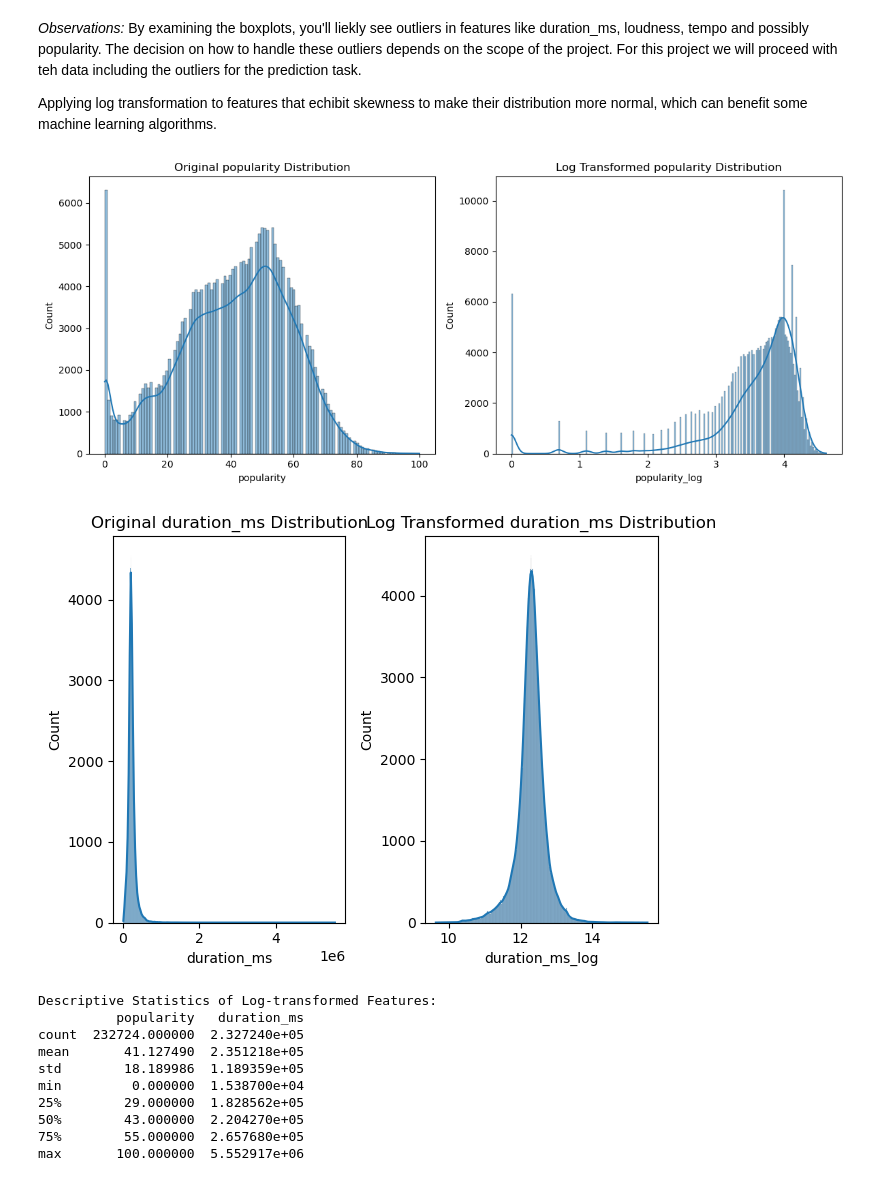
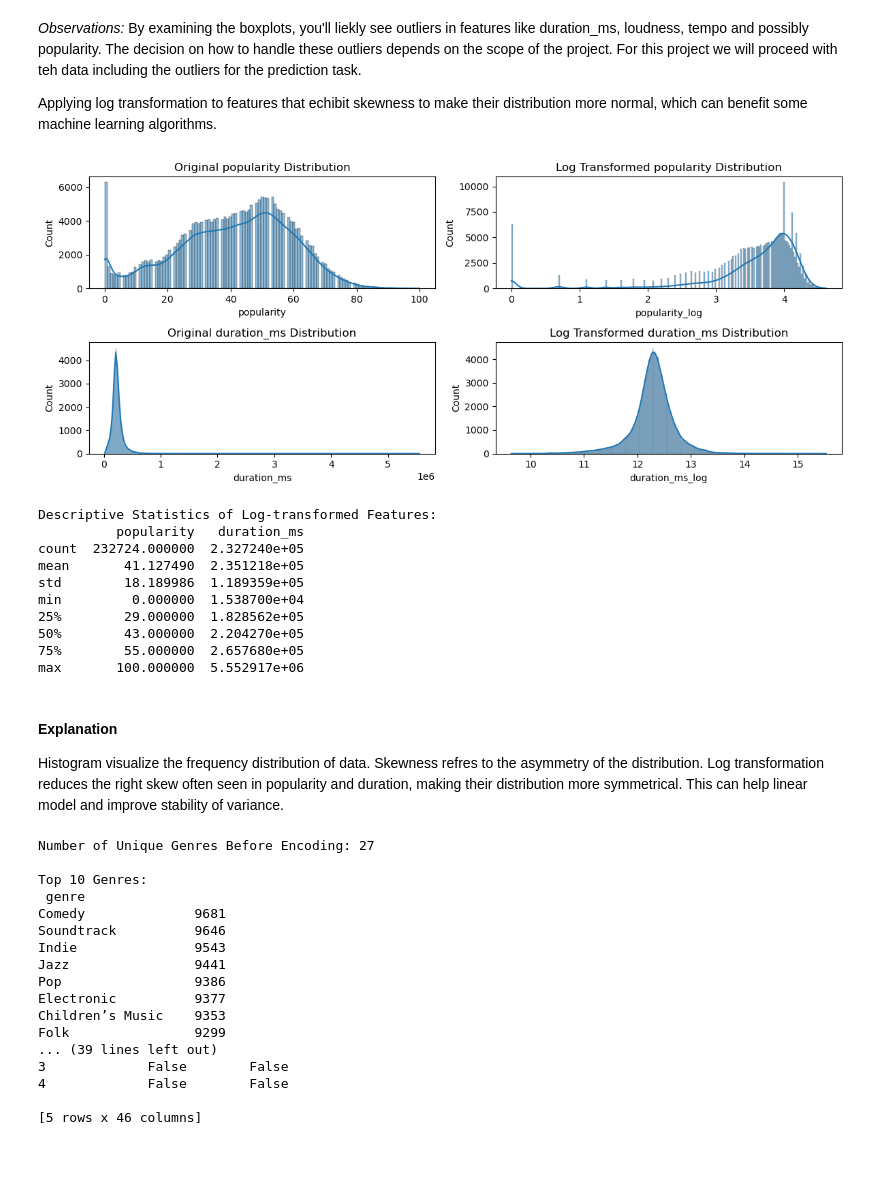
Before and after one commit to agajankush/spotify-music-eda, a Jupyter notebook: data_analysis.ipynb, the cells around one changed output. Cells and saved outputs as stored; diff of their text form; code cells hidden in the pictures.

```diff
--- a/data_analysis.ipynb
+++ b/data_analysis.ipynb
@@ -109,7 +106,7 @@ Box plots on numerical features to detect potential outliers
 import seaborn as sns
 import matplotlib.pyplot as plt
 
-numerical_features = ["popularity", "acousticness", "danceability", "duration_ms", "energy", "instrumentalness", "key", "liveness", "loudness", "speechiness", "tempo", "valence"]
+numerical_features = ["popularity", "acousticness", "danceability", "duration_ms", "energy", "instrumentalness","liveness", "loudness", "speechiness", "tempo", "valence"]
 
 plt.figure(figsize=(15, 10))
 for i, feature in enumerate(numerical_features):
@@ -130,25 +127,26 @@ Applying log transformation to features that echibit skewness to make their dist
 # %%
 import numpy as np
 
 skewed_features = ["popularity", "duration_ms"]
 plt.figure(figsize=(12, 5))
+count = 1
 for i, feature in enumerate(skewed_features):
-    plt.subplot(1, 2, 1)
+    plt.subplot(2, 2, count)
     sns.histplot(data[feature], kde=True)
     plt.title(f"Original {feature} Distribution")
-
+    count += 1
     data[feature + "_log"] = np.log1p(data[feature])
-    plt.subplot(1, 2, 2)
+    plt.subplot(2, 2, count)
     sns.histplot(data[feature + "_log"], kde=True)
     plt.title(f"Log Transformed {feature} Distribution")
-    plt.tight_layout()
-    plt.show()
+    count += 1
+plt.tight_layout()
+plt.show()
 
 print("\nDescriptive Statistics of Log-transformed Features:")
 print(data[skewed_features].describe())
 # %% [output]
-[figure, old version]
+[figure, new version]
-[figure, removed]
 Descriptive Statistics of Log-transformed Features:
           popularity   duration_ms
 count  232724.000000  2.327240e+05
@@ -159,3 +157,40 @@ min         0.000000  1.538700e+04
 50%        43.000000  2.204270e+05
 75%        55.000000  2.657680e+05
 max       100.000000  5.552917e+06
+# %% [markdown]
+#### Explanation
+Histogram visualize the frequency distribution of data. Skewness refres to the asymmetry of the distribution.
+Log transformation reduces the right skew often seen in popularity and duration, making their distribution more symmetrical.
+This can help linear model and improve stability of variance.
+# %%
+# One Hot Encoding
+# Convert categorical features to one-hot encoded columns
+# Categorical Data -> Numericl Data
+print("\nNumber of Unique Genres Before Encoding:", data["genre"].nunique())
+print("\nTop 10 Genres:\n", data["genre"].value_counts().nlargest(10))
+# One-hot encoding for categorical features
+genre_dummies = pd.get_dummies(data["genre"], prefix="genre")
+# Concatenate the original DataFrame with the one-hot encoded columns
+data = pd.concat([data, genre_dummies], axis=1)
+# Drop the original genre column
+data.drop("genre", axis=1, inplace=True)
+print("\nDataFrame Shape After One-hot Encoding:", data.shape)
+print("\nFirst 5 rows After Encoding:\n", data.head())
+# %% [output]
+Number of Unique Genres Before Encoding: 27
+
+Top 10 Genres:
+ genre
+Comedy              9681
+Soundtrack          9646
+Indie               9543
+Jazz                9441
+Pop                 9386
+Electronic          9377
+Children’s Music    9353
+Folk                9299
+... (39 lines left out)
+3             False        False
+4             False        False
+
+[5 rows x 46 columns]
```
Also changed, not shown: parts of 6 cells of this notebook.
